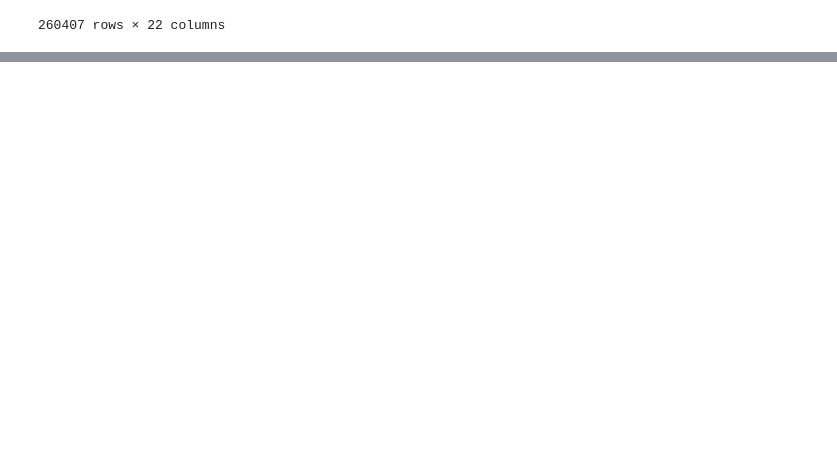
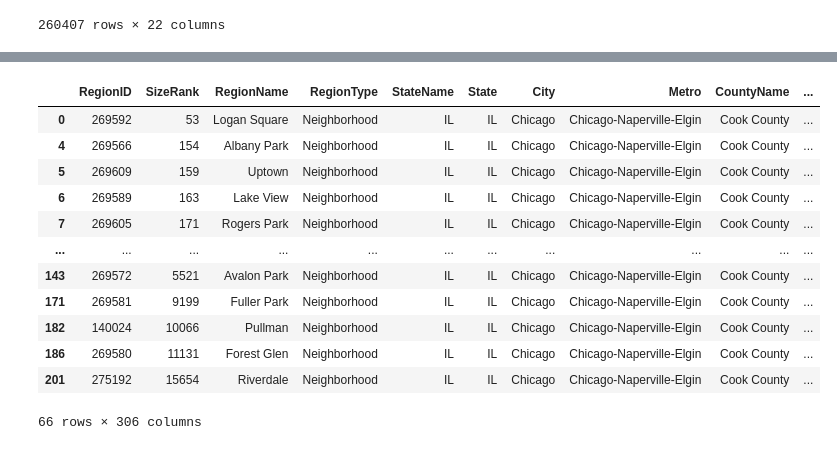
Before and after one commit to chavi-g/crime-rate-and-housing-price-analysis, a Jupyter notebook: final-project-report.ipynb, the cells around one changed output, grey strips where cells are left out. Drawn from its saved outputs; the diff is of its cells as text; code cells hidden in the pictures; blank space fills up the shorter version.

```diff
--- a/final-project-report.ipynb
+++ b/final-project-report.ipynb
@@ -268,0 +419,4 @@ addNeighToDataset(crime_data)
+# %%
+zhvi_data = pd.read_csv('Neighborhood_zhvi_uc_sfrcondo_tier_0.33_0.67_sm_sa_mon.csv', sep = ',', header = 0)
+# %%
+zhvi_data = zhvi_data[zhvi_data['City'] == 'Chicago'].reset_index(drop = True)
@@ -268,0 +447,7 @@ addNeighToDataset(crime_data)
+# %%
+zhvi_data.loc[zhvi_data['RegionName'] == 'The Loop', 'RegionName'] = 'Loop'
+zhvi_data.loc[zhvi_data['RegionName'] == 'Montclare', 'RegionName'] = 'Montclaire'
+zhvi_data.loc[zhvi_data['RegionName'] == 'Douglas Park', 'RegionName'] = 'Douglas'
+zhvi_data.loc[zhvi_data['RegionName'] == 'Gresham', 'RegionName'] = 'Auburn Gresham'
+zhvi_data.loc[zhvi_data['RegionName'] == 'Grand Crossing', 'RegionName'] = 'Greater Grand Crossing'
+zhvi_data.loc[zhvi_data['RegionName'] == 'Near North', 'RegionName'] = 'Near North Side'
@@ -268,0 +507,2 @@ addNeighToDataset(crime_data)
+# %%
+zhvi_filtered = zhvi_data[zhvi_data['RegionName'].isin(list(health_data['Community Area Name'].unique()))]
@@ -268,0 +522,16 @@ addNeighToDataset(crime_data)
+# %%
+zhvi_filtered
+# %% [output]
+|  | RegionID | SizeRank | RegionName | RegionType | StateName | State | City | Metro | CountyName | ... |
+| 0 | 269592 | 53 | Logan Square | Neighborhood | IL | IL | Chicago | Chicago-Naperville-Elgin | Cook County | ... |
+| 4 | 269566 | 154 | Albany Park | Neighborhood | IL | IL | Chicago | Chicago-Naperville-Elgin | Cook County | ... |
+| 5 | 269609 | 159 | Uptown | Neighborhood | IL | IL | Chicago | Chicago-Naperville-Elgin | Cook County | ... |
+| 6 | 269589 | 163 | Lake View | Neighborhood | IL | IL | Chicago | Chicago-Naperville-Elgin | Cook County | ... |
+| 7 | 269605 | 171 | Rogers Park | Neighborhood | IL | IL | Chicago | Chicago-Naperville-Elgin | Cook County | ... |
+| ... | ... | ... | ... | ... | ... | ... | ... | ... | ... | ... |
+| 143 | 269572 | 5521 | Avalon Park | Neighborhood | IL | IL | Chicago | Chicago-Naperville-Elgin | Cook County | ... |
+| 171 | 269581 | 9199 | Fuller Park | Neighborhood | IL | IL | Chicago | Chicago-Naperville-Elgin | Cook County | ... |
+| 182 | 140024 | 10066 | Pullman | Neighborhood | IL | IL | Chicago | Chicago-Naperville-Elgin | Cook County | ... |
+| 186 | 269580 | 11131 | Forest Glen | Neighborhood | IL | IL | Chicago | Chicago-Naperville-Elgin | Cook County | ... |
+| 201 | 275192 | 15654 | Riverdale | Neighborhood | IL | IL | Chicago | Chicago-Naperville-Elgin | Cook County | ... |
+66 rows × 306 columns
```
Also changed, not shown: parts of 32 cells of this notebook, 4 other files.
